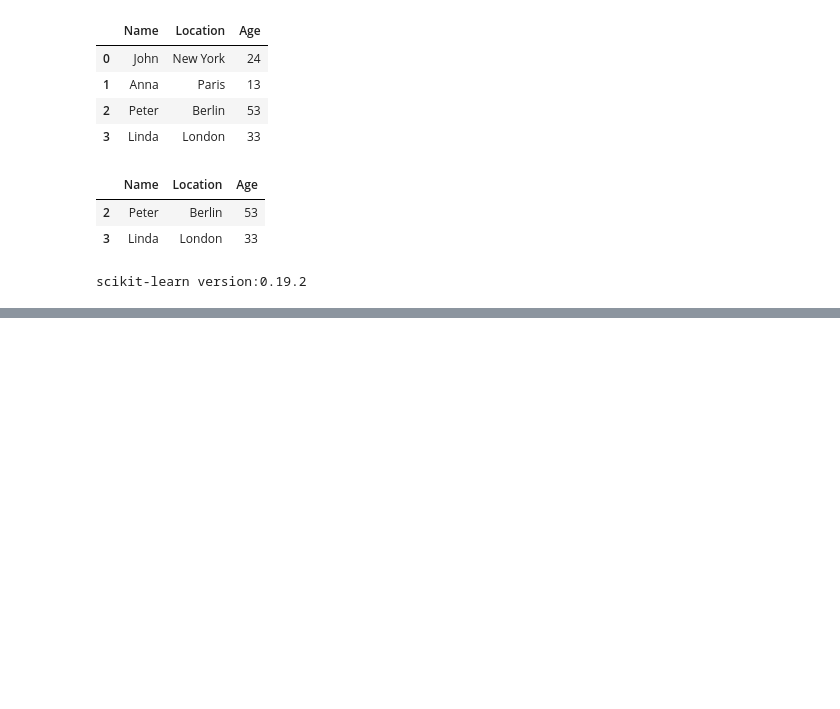
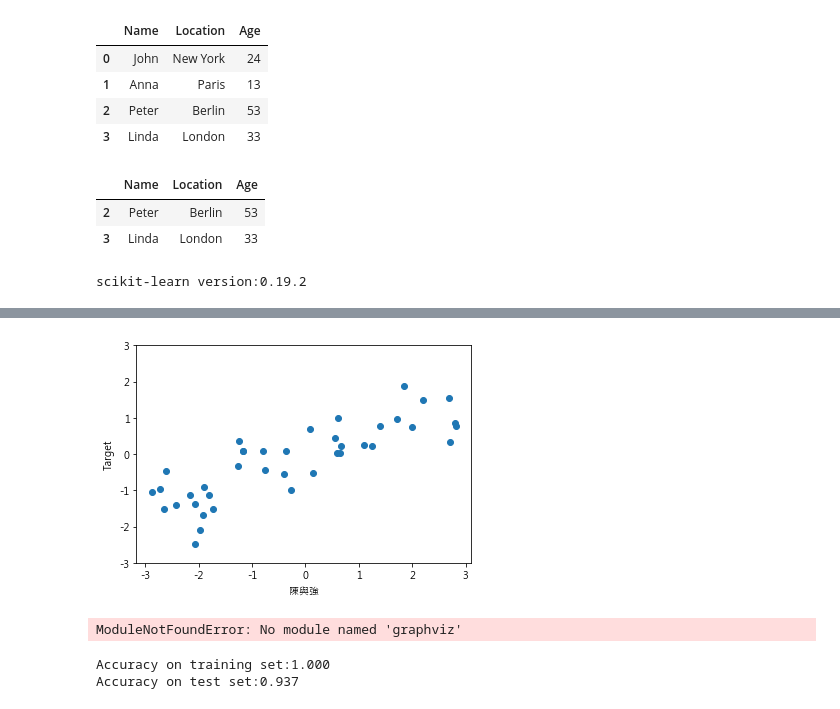
Before and after one commit to Chen-Yu-Qiang/ZouLuBianShi, a Jupyter notebook: Zock.ipynb, the cells around one changed output, grey strips where cells are left out. Cells and saved outputs as stored; diff of their text form; code cells hidden in the pictures; blank space fills up the shorter version.

```diff
--- a/Zock.ipynb
+++ b/Zock.ipynb
@@ -59,0 +60,28 @@ X.shape:(26, 2)
+# %%
+X,y=mglearn.datasets.make_wave(n_samples=40)
+plt.plot(X,y,'o')
+plt.ylim(-3,3)
+plt.xlabel("陳與強")
+
+plt.ylabel("Target")
+plt.show()
+# %% [output]
+[figure, added]
+# %%
+mglearn.plots.plot_animal_tree()
+# %% [output]
+ModuleNotFoundError: No module named 'graphviz'
+# %%
+from sklearn.tree import DecisionTreeClassifier
+from sklearn.datasets import load_breast_cancer
+from sklearn.model_selection import train_test_split
+
+cancer=load_breast_cancer()
+X_train,X_test,y_train,y_test=train_test_split(cancer.data,cancer.target,stratify=cancer.target,random_state=42)
+tree=DecisionTreeClassifier(random_state=0)
+tree.fit(X_train,y_train)
+print("Accuracy on training set:{:.3f}".format(tree.score(X_train,y_train)))
+print("Accuracy on test set:{:.3f}".format(tree.score(X_test,y_test)))
+# %% [output]
+Accuracy on training set:1.000
+Accuracy on test set:0.937
```
Also changed, not shown: parts of 2 cells of this notebook, 5 other files.
